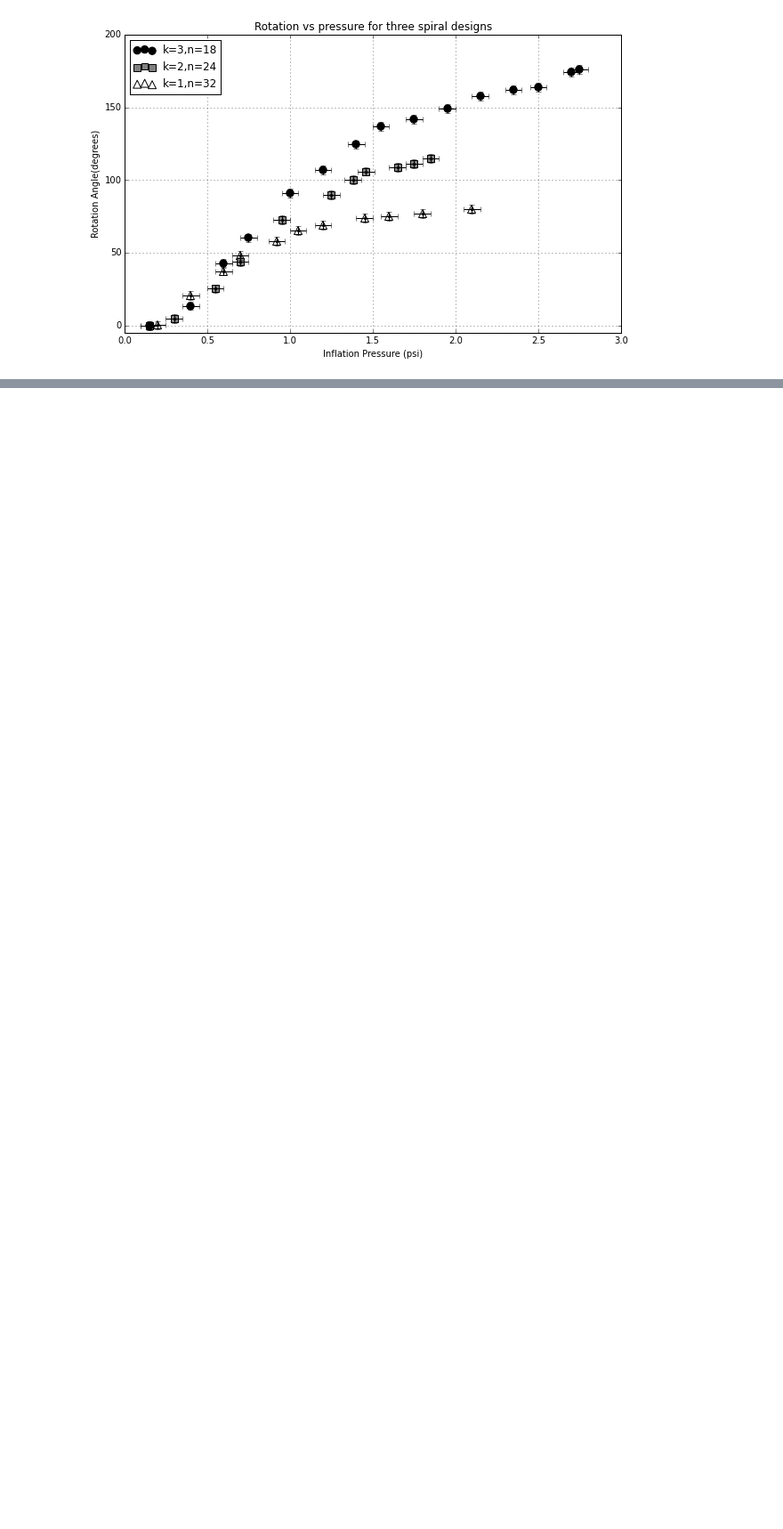
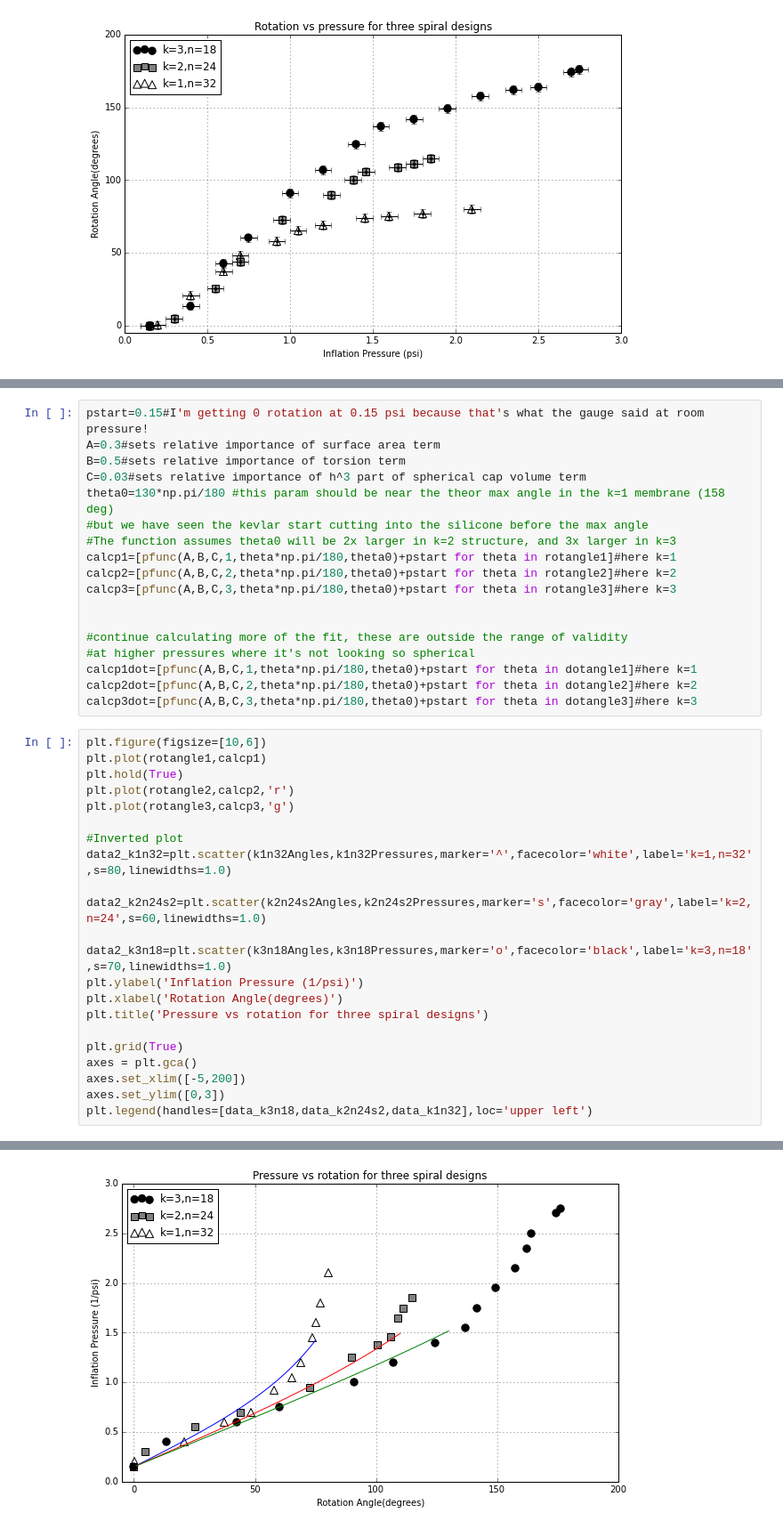
Before and after one commit to harnettlab/iPythonNotebookRepo, a Jupyter notebook: PlotsForTwister/TwisterRotationVsPressure.ipynb, the cells around one changed output, grey strips where cells are left out. Shown: that part at 89% size. Cells and saved outputs as stored; diff of their text form; blank space fills up the shorter version.

```diff
--- a/PlotsForTwister/TwisterRotationVsPressure.ipynb
+++ b/PlotsForTwister/TwisterRotationVsPressure.ipynb
@@ -151,0 +191,41 @@ plt.savefig('RotationVPressure.eps')
+# %%
+pstart=0.15#I'm getting 0 rotation at 0.15 psi because that's what the gauge said at room pressure!
+A=0.3#sets relative importance of surface area term
+B=0.5#sets relative importance of torsion term
+C=0.03#sets relative importance of h^3 part of spherical cap volume term
+theta0=130*np.pi/180 #this param should be near the theor max angle in the k=1 membrane (158 deg)
+#but we have seen the kevlar start cutting into the silicone before the max angle
+#The function assumes theta0 will be 2x larger in k=2 structure, and 3x larger in k=3
+calcp1=[pfunc(A,B,C,1,theta*np.pi/180,theta0)+pstart for theta in rotangle1]#here k=1
+calcp2=[pfunc(A,B,C,2,theta*np.pi/180,theta0)+pstart for theta in rotangle2]#here k=2
+calcp3=[pfunc(A,B,C,3,theta*np.pi/180,theta0)+pstart for theta in rotangle3]#here k=3
+
+
+#continue calculating more of the fit, these are outside the range of validity
+#at higher pressures where it's not looking so spherical
+calcp1dot=[pfunc(A,B,C,1,theta*np.pi/180,theta0)+pstart for theta in dotangle1]#here k=1
+calcp2dot=[pfunc(A,B,C,2,theta*np.pi/180,theta0)+pstart for theta in dotangle2]#here k=2
+calcp3dot=[pfunc(A,B,C,3,theta*np.pi/180,theta0)+pstart for theta in dotangle3]#here k=3
+# %%
+plt.figure(figsize=[10,6])
+plt.plot(rotangle1,calcp1)
+plt.hold(True)
+plt.plot(rotangle2,calcp2,'r')
+plt.plot(rotangle3,calcp3,'g')
+
+#Inverted plot
+data2_k1n32=plt.scatter(k1n32Angles,k1n32Pressures,marker='^',facecolor='white',label='k=1,n=32',s=80,linewidths=1.0)
+
+data2_k2n24s2=plt.scatter(k2n24s2Angles,k2n24s2Pressures,marker='s',facecolor='gray',label='k=2,n=24',s=60,linewidths=1.0)
+
+data2_k3n18=plt.scatter(k3n18Angles,k3n18Pressures,marker='o',facecolor='black',label='k=3,n=18',s=70,linewidths=1.0)
+plt.ylabel('Inflation Pressure (1/psi)')
+plt.xlabel('Rotation Angle(degrees)')
+plt.title('Pressure vs rotation for three spiral designs')
+
+plt.grid(True)
+axes = plt.gca()
+axes.set_xlim([-5,200])
+axes.set_ylim([0,3])
+plt.legend(handles=[data_k3n18,data_k2n24s2,data_k1n32],loc='upper left')
+# %% [output]
@@ -151,0 +233 @@ plt.savefig('RotationVPressure.eps')
+[figure, added]
```
Also changed, not shown: parts of 9 cells of this notebook, 1 other file.
